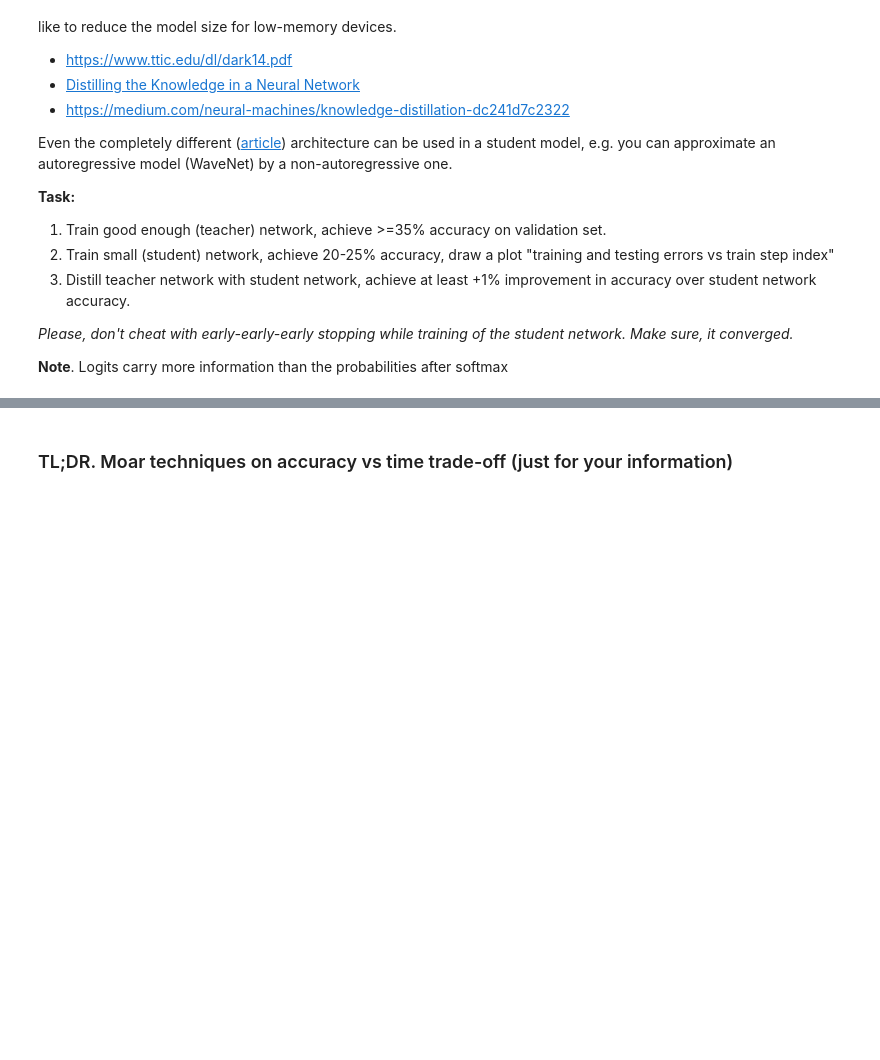
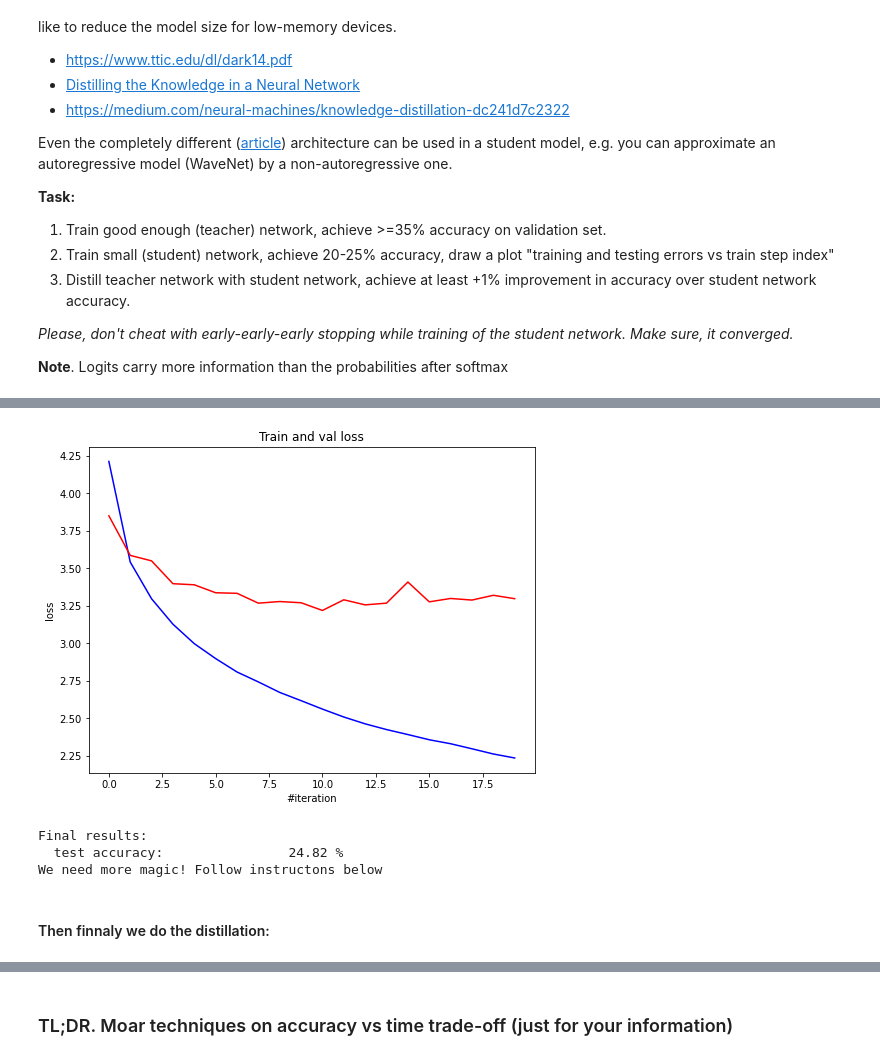
Before and after one commit to sevakon/Practical_DL, a Jupyter notebook: homework02/homework_advanced.ipynb, the cells around one changed output, grey strips where cells are left out. Cells and saved outputs as stored; diff of their text form; code cells hidden in the pictures; blank space fills up the shorter version.

```diff
--- a/homework02/homework_advanced.ipynb
+++ b/homework02/homework_advanced.ipynb
@@ -128,0 +138,9 @@ _Please, don't cheat with early-early-early stopping while training of the stude
+# %%
+import torch
+from train import MyVGGStyleModel
+
+device = torch.device('cuda:0' if torch.cuda.is_available() else 'cpu')
+teacher = MyVGGStyleModel(False, False, 200).to(device)
+
+MODEL_WEIGHTS = 'best_weights.pth'
+teacher.load_state_dict(torch.load(MODEL_WEIGHTS))
@@ -128,0 +223,18 @@ _Please, don't cheat with early-early-early stopping while training of the stude
+# %%
+LR = 0.001
+N_EPOCHS = 20
+BATCH_SIZE = 128
+
+train_loader, val_loader = get_train_and_val_loaders(BATCH_SIZE)
+
+opt = torch.optim.Adam(student.parameters(), lr=LR, betas=(0.9, 0.999))
+opt.zero_grad()
+criterion = nn.CrossEntropyLoss()
+STUDENT_WEIGHTS = 'student_weights.pth'
+
+train_losses, val_losses, val_accs = train(student, device, train_loader, val_loader,
+                                           opt, criterion, 1, N_EPOCHS, STUDENT_WEIGHTS)
+
+print('Best train loss: {}'.format(min(train_losses)))
+print('Best val loss: {}'.format(min(val_losses)))
+print('Best validation accuracy: {:.2f}%'.format(max(val_accs) * 100))
@@ -128,0 +281,23 @@ _Please, don't cheat with early-early-early stopping while training of the stude
+# %%
+import matplotlib.pyplot as plt
+%matplotlib inline
+
+plt.figure(figsize=(8, 6))
+plt.title("Train and val loss")
+plt.xlabel("#iteration")
+plt.ylabel("loss")
+plt.plot(train_losses, 'b')
+plt.plot(val_losses, 'r')
+plt.show()
+# %% [output]
+[figure, added]
+# %%
+STUDENT_WEIGHTS = 'student_weights.pth'
+student.load_state_dict(torch.load(STUDENT_WEIGHTS))
+evaluate(student, device, get_test_loader(BATCH_SIZE))
+# %% [output]
+Final results:
+  test accuracy:                24.82 %
+We need more magic! Follow instructons below
+# %% [markdown]
+#### Then finnaly we do the distillation:
```
Also changed, not shown: parts of 14 cells of this notebook, 2 other files.
